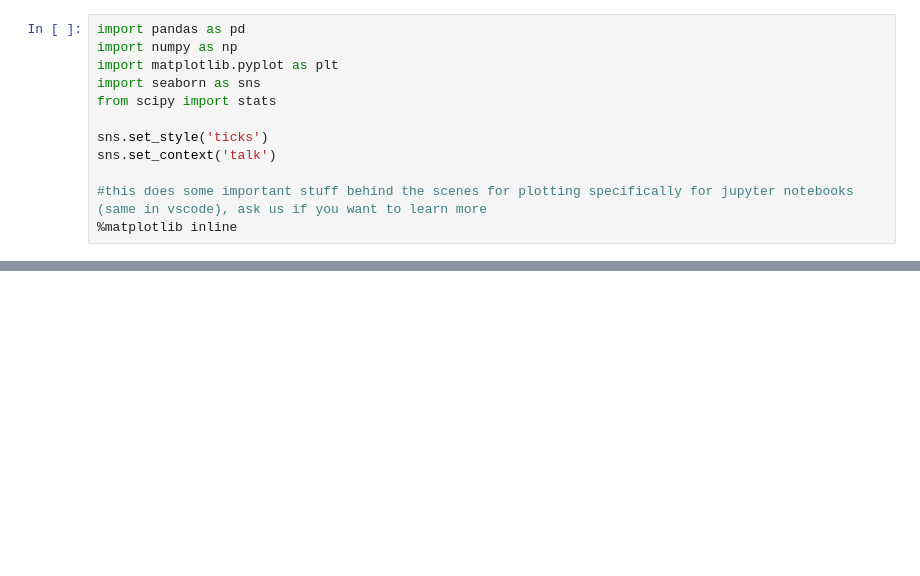
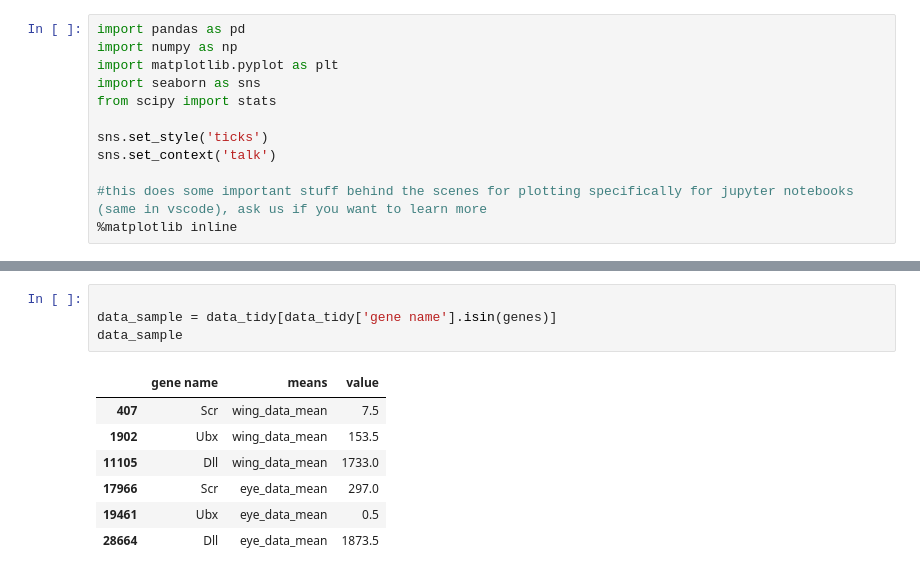
Before and after one commit to za2313/IntroPython, a Jupyter notebook: RNA-seq test.ipynb, the cells around one changed output, grey strips where cells are left out. Saved outputs shown, nothing was run; the diff lists cells and outputs as text; blank space fills up the shorter version.

```diff
--- a/RNA-seq test.ipynb
+++ b/RNA-seq test.ipynb
@@ -66 +74,13 @@ eye_data_melt_sorted = eye_data_melt.sort_values('value')
+# %%
+
+data_sample = data_tidy[data_tidy['gene name'].isin(genes)]
+data_sample
+# %% [output]
+|  | gene name | means | value |
+| 407 | Scr | wing_data_mean | 7.5 |
+| 1902 | Ubx | wing_data_mean | 153.5 |
+| 11105 | Dll | wing_data_mean | 1733.0 |
+| 17966 | Scr | eye_data_mean | 297.0 |
+| 19461 | Ubx | eye_data_mean | 0.5 |
+| 28664 | Dll | eye_data_mean | 1873.5 |
 # %%
```
Also changed, not shown: parts of 9 cells of this notebook.
